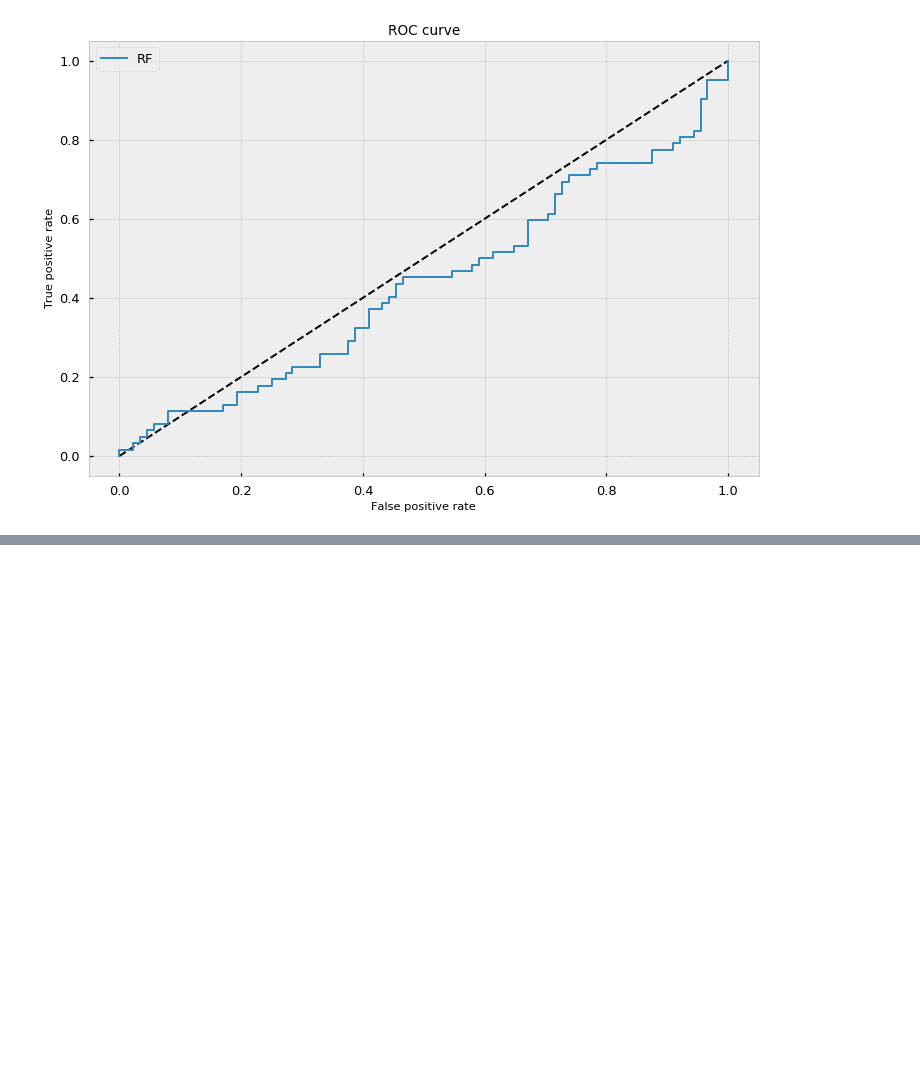
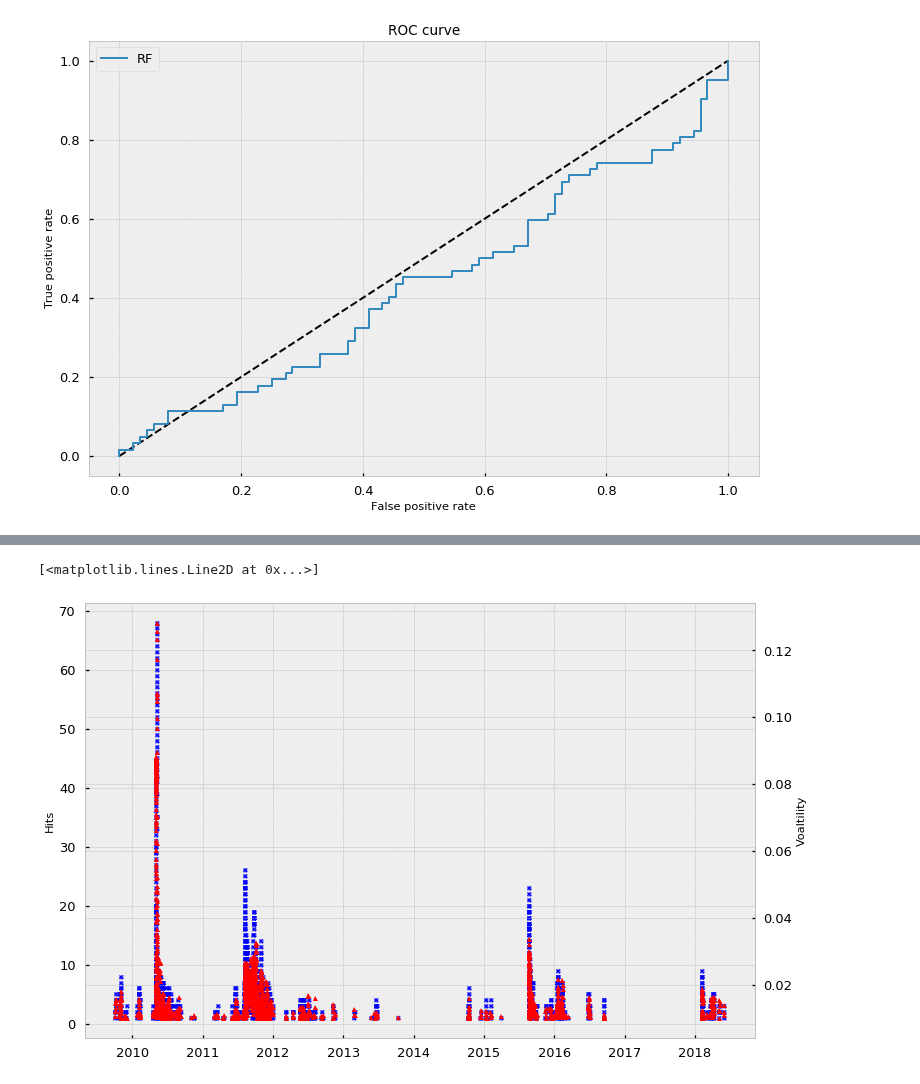
Before and after one commit to Dynami/Adv_Fin_ML_Exercises, a Jupyter notebook: notebooks/trying/test_01.ipynb, the cells around one changed output, grey strips where cells are left out. Saved outputs shown, nothing was run; the diff lists cells and outputs as text; code cells hidden in the pictures; blank space fills up the shorter version.

```diff
--- a/notebooks/trying/test_01.ipynb
+++ b/notebooks/trying/test_01.ipynb
@@ -368,0 +373,10 @@ weighted avg       0.49      0.49      0.49       150
+# %%
+fig, ax1 = plt.subplots(figsize=(12,8))
+ax1.plot(coEvents.index, coEvents.values, 'b-', ls='', marker='X', markersize=5)
+ax1.set_ylabel('Hits')
+ax2 = ax1.twinx()
+ax2.set_ylabel('Voaltility')
+ax2.plot(dailyVol[coEvents.index].index, dailyVol[coEvents.index].values, color='red', ls='', marker='^', markersize=5)
+# %% [output]
+[<matplotlib.lines.Line2D at 0x...>]
+[figure, added]
```
Also changed, not shown: parts of 23 cells of this notebook, 2 other files.
